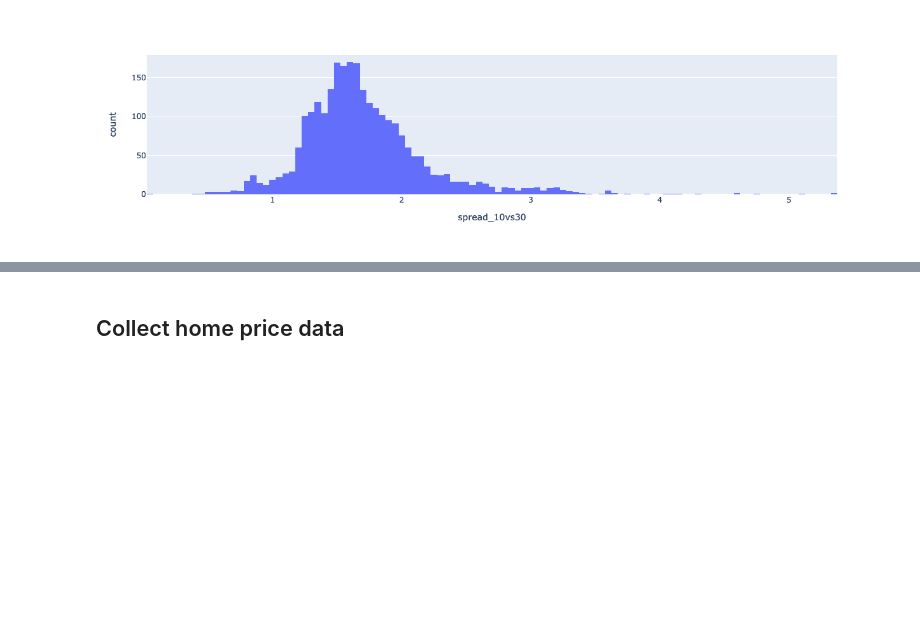
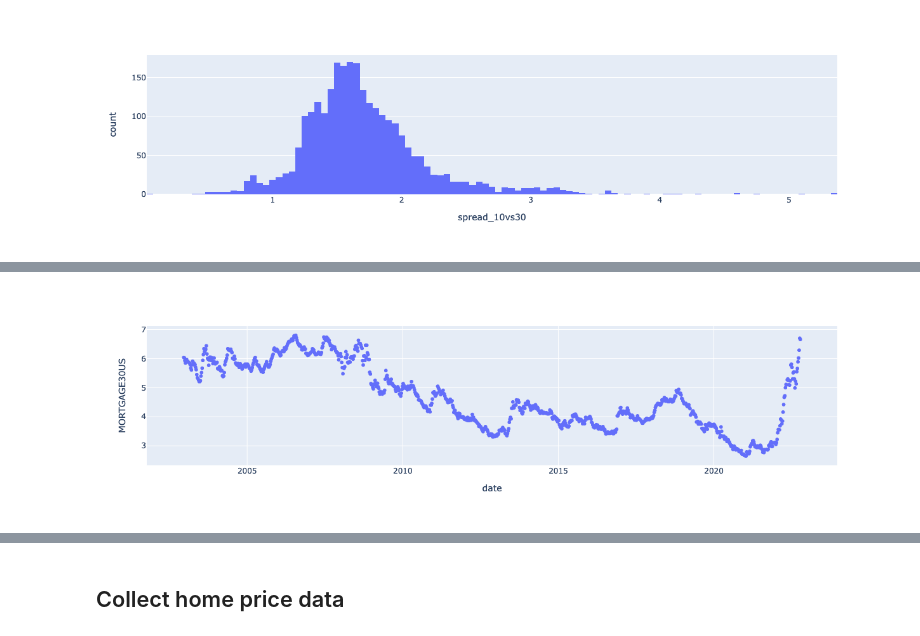
Before and after one commit to gw-moore/econ_reports, a Jupyter notebook: econ_reports/home_prices_report.ipynb, the cells around one changed output, grey strips where cells are left out. Cells and saved outputs as stored; diff of their text form; code cells hidden in the pictures; blank space fills up the shorter version.

```diff
--- a/econ_reports/home_prices_report.ipynb
+++ b/econ_reports/home_prices_report.ipynb
@@ -232,0 +219,5 @@ px.histogram(df, x="spread_10vs30")
+# %%
+# Join the data together based on date
+df = pd.merge_asof(
+    left=rates_sc.WSHOMCB.data, right=rates_sc.MORTGAGE30US.data, on="date"
+)
@@ -232,0 +231,9 @@ px.histogram(df, x="spread_10vs30")
+# %%
+px.scatter(
+    df,
+    x="date",
+    y="MORTGAGE30US",
+    title="",
+)
+# %% [output]
+[figure, added]
```
Also changed, not shown: parts of 28 cells of this notebook, 3 other files.
